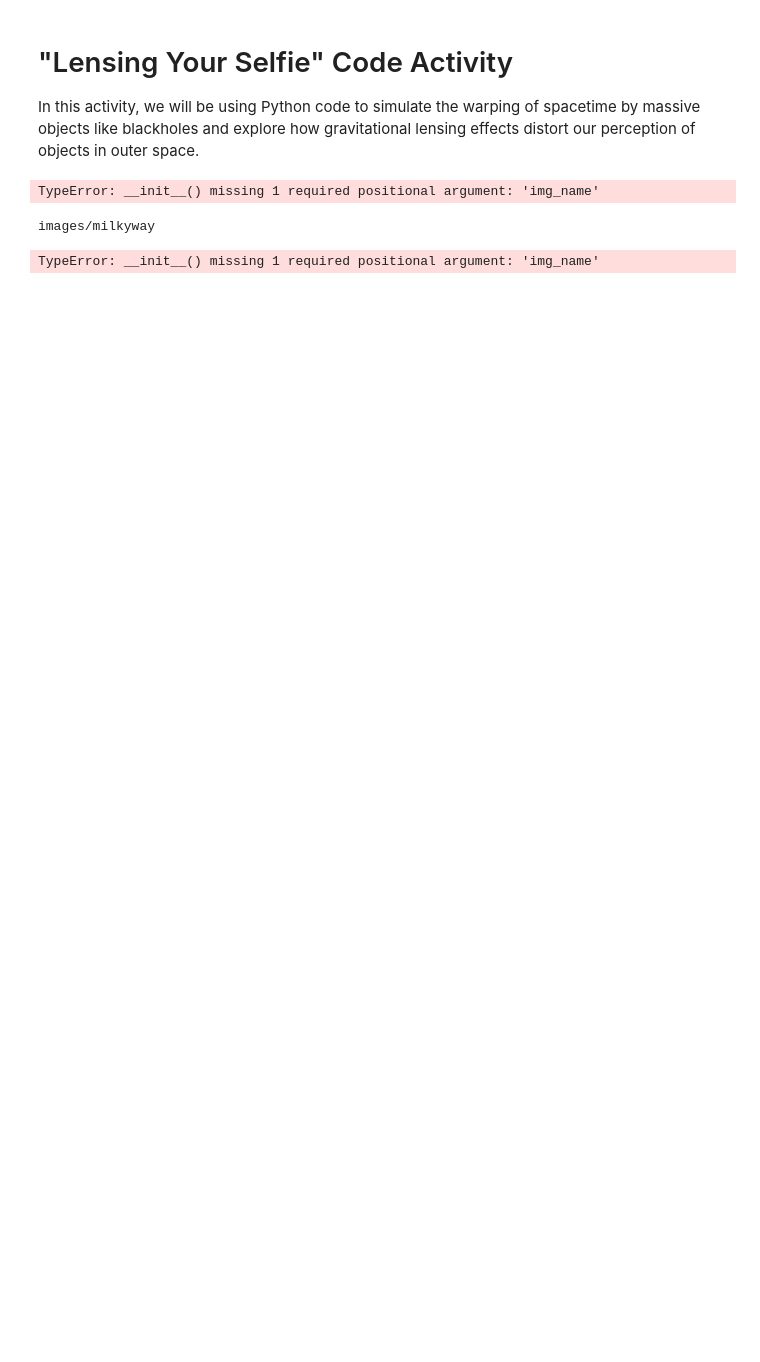
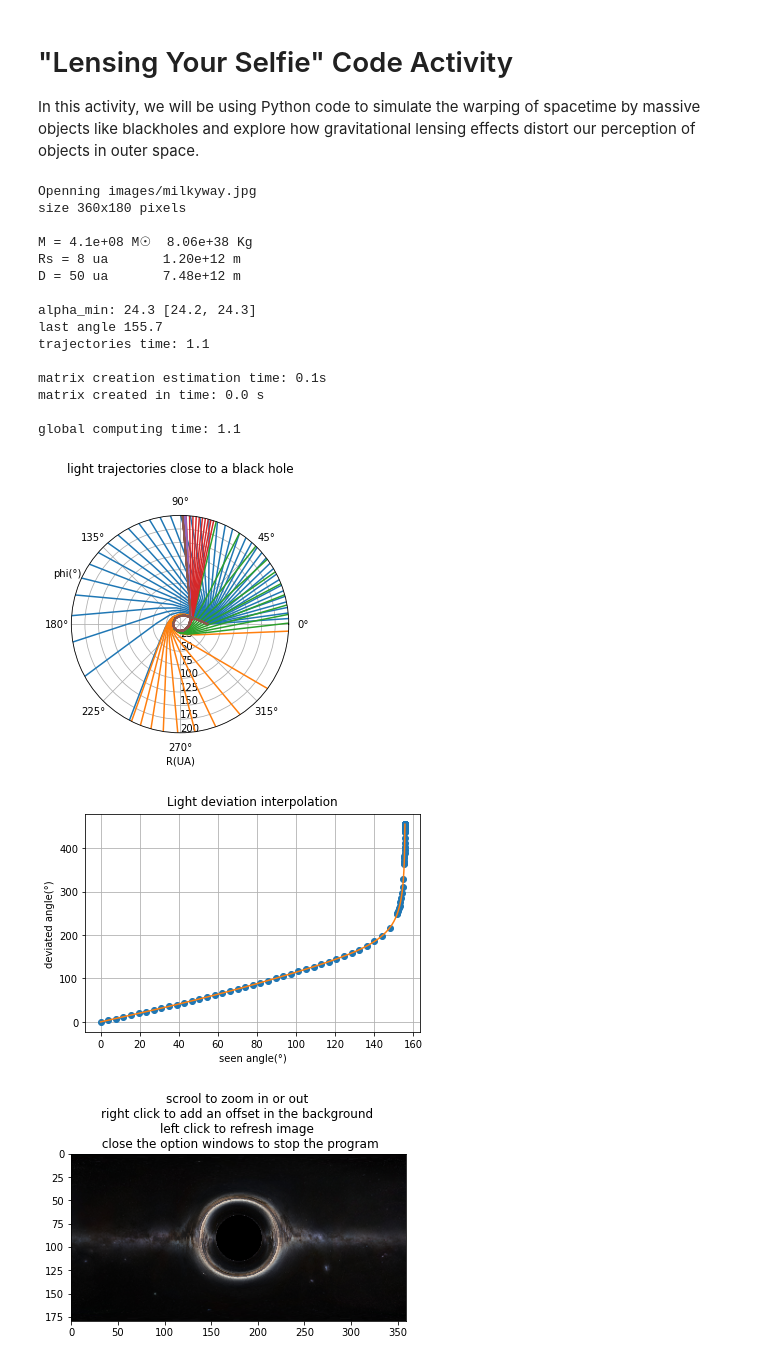
Before and after one commit to heidiawhite/bh_lens_sim, a Jupyter notebook: bh_lensing_selfie_activity.ipynb, the cells around one changed output. Drawn from its saved outputs; the diff is of its cells as text; code cells hidden in the pictures; blank space fills up the shorter version.

Commit message:
moved default image loading from blackhole to compute

```diff
--- a/bh_lensing_selfie_activity.ipynb
+++ b/bh_lensing_selfie_activity.ipynb
@@ -15,7 +15,3 @@ from scipy.constants import G  # Newton constant = 6.67408e-11 m3/Kg/s2
 from scipy.constants import au  # sun-earth distance m = 149597870691 m
 # %%
 import bh_math
-# %%
-blackhole = bh_math.BlackHole()
-# %% [output]
-TypeError: __init__() missing 1 required positional argument: 'img_name'
@@ -24,9 +18,24 @@ img_name = os.path.join('images', 'milkyway')
-# %%
-blackhole.img_name = img_name
-print(blackhole.img_name)
-# %% [output]
-images/milkyway
-# %%
-blackhole = bh_math.BlackHole()
-# %% [output]
-TypeError: __init__() missing 1 required positional argument: 'img_name'
+# %%
+blackhole = bh_math.BlackHole()
+#img_name = os.path.join('images', 'test.jpg')
+#blackhole.open(img_name, size=1000)
+blackhole.compute(Rs=8, D=50)
+# %% [output]
+Openning images/milkyway.jpg
+size 360x180 pixels
+
+M = 4.1e+08 M☉  8.06e+38 Kg
+Rs = 8 ua       1.20e+12 m
+D = 50 ua       7.48e+12 m
+
+alpha_min: 24.3 [24.2, 24.3]
+last angle 155.7
+trajectories time: 1.1
+
+matrix creation estimation time: 0.1s
+matrix created in time: 0.0 s
+
+global computing time: 1.1
+[figure, added]
+[figure, added]
+[figure, added]
```
Also changed, not shown: parts of 1 cell of this notebook, 3 other files.
